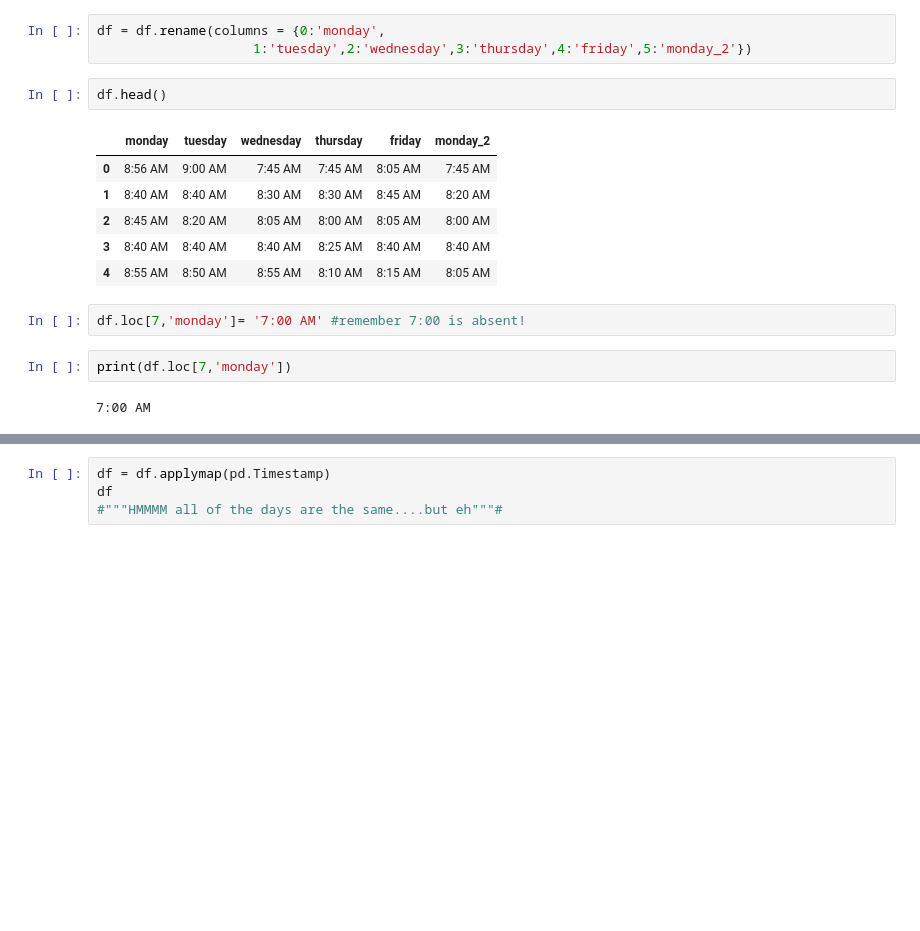
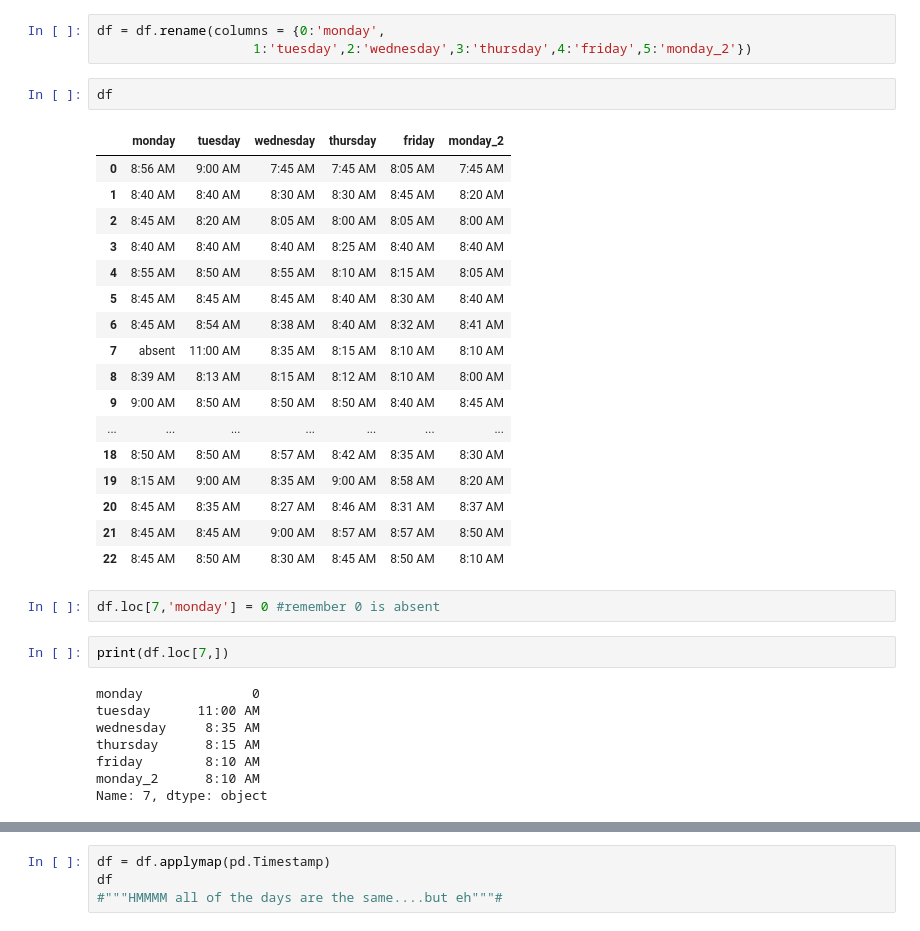
Before and after one commit to kevintheduu/ds-challenge-05_seattle-ds-career-040119, a Jupyter notebook: ds-challenge-05.ipynb, the cells around one changed output, grey strips where cells are left out. Saved outputs shown, nothing was run; the diff lists cells and outputs as text; blank space fills up the shorter version.

```diff
--- a/ds-challenge-05.ipynb
+++ b/ds-challenge-05.ipynb
@@ -48,20 +48,37 @@ df.head()
 df = df.rename(columns = {0:'monday',
                     1:'tuesday',2:'wednesday',3:'thursday',4:'friday',5:'monday_2'})
 # %%
-df.head()
+df
 # %% [output]
 |  | monday | tuesday | wednesday | thursday | friday | monday_2 |
 | 0 | 8:56 AM | 9:00 AM | 7:45 AM | 7:45 AM | 8:05 AM | 7:45 AM |
 | 1 | 8:40 AM | 8:40 AM | 8:30 AM | 8:30 AM | 8:45 AM | 8:20 AM |
 | 2 | 8:45 AM | 8:20 AM | 8:05 AM | 8:00 AM | 8:05 AM | 8:00 AM |
 | 3 | 8:40 AM | 8:40 AM | 8:40 AM | 8:25 AM | 8:40 AM | 8:40 AM |
 | 4 | 8:55 AM | 8:50 AM | 8:55 AM | 8:10 AM | 8:15 AM | 8:05 AM |
+| 5 | 8:45 AM | 8:45 AM | 8:45 AM | 8:40 AM | 8:30 AM | 8:40 AM |
+| 6 | 8:45 AM | 8:54 AM | 8:38 AM | 8:40 AM | 8:32 AM | 8:41 AM |
+| 7 | absent | 11:00 AM | 8:35 AM | 8:15 AM | 8:10 AM | 8:10 AM |
+| 8 | 8:39 AM | 8:13 AM | 8:15 AM | 8:12 AM | 8:10 AM | 8:00 AM |
+| 9 | 9:00 AM | 8:50 AM | 8:50 AM | 8:50 AM | 8:40 AM | 8:45 AM |
+| ... | ... | ... | ... | ... | ... | ... |
+| 18 | 8:50 AM | 8:50 AM | 8:57 AM | 8:42 AM | 8:35 AM | 8:30 AM |
+| 19 | 8:15 AM | 9:00 AM | 8:35 AM | 9:00 AM | 8:58 AM | 8:20 AM |
+| 20 | 8:45 AM | 8:35 AM | 8:27 AM | 8:46 AM | 8:31 AM | 8:37 AM |
+| 21 | 8:45 AM | 8:45 AM | 9:00 AM | 8:57 AM | 8:57 AM | 8:50 AM |
+| 22 | 8:45 AM | 8:50 AM | 8:30 AM | 8:45 AM | 8:50 AM | 8:10 AM |
 # %%
-df.loc[7,'monday']= '7:00 AM' #remember 7:00 is absent!
+df.loc[7,'monday'] = 0 #remember 0 is absent
 # %%
-print(df.loc[7,'monday'])
+print(df.loc[7,])
 # %% [output]
-7:00 AM
+monday              0
+tuesday      11:00 AM
+wednesday     8:35 AM
+thursday      8:15 AM
+friday        8:10 AM
+monday_2      8:10 AM
+Name: 7, dtype: object
 # %%
 df.head(10)
 # %% [output]
```
Also changed, not shown: parts of 2 cells of this notebook.
